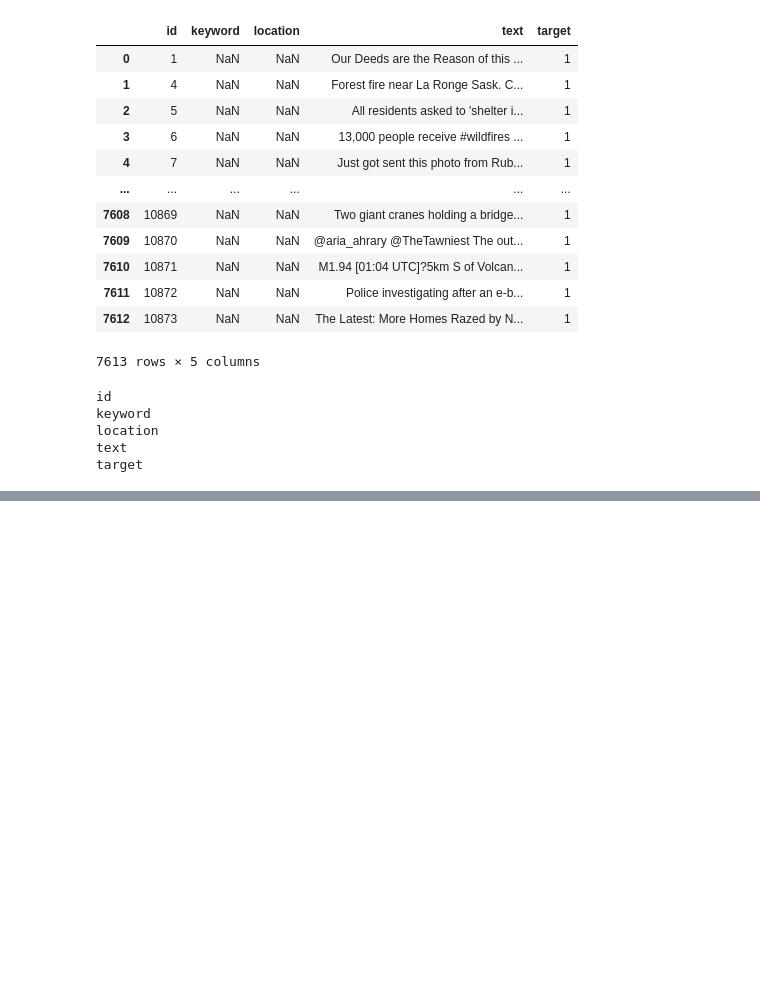
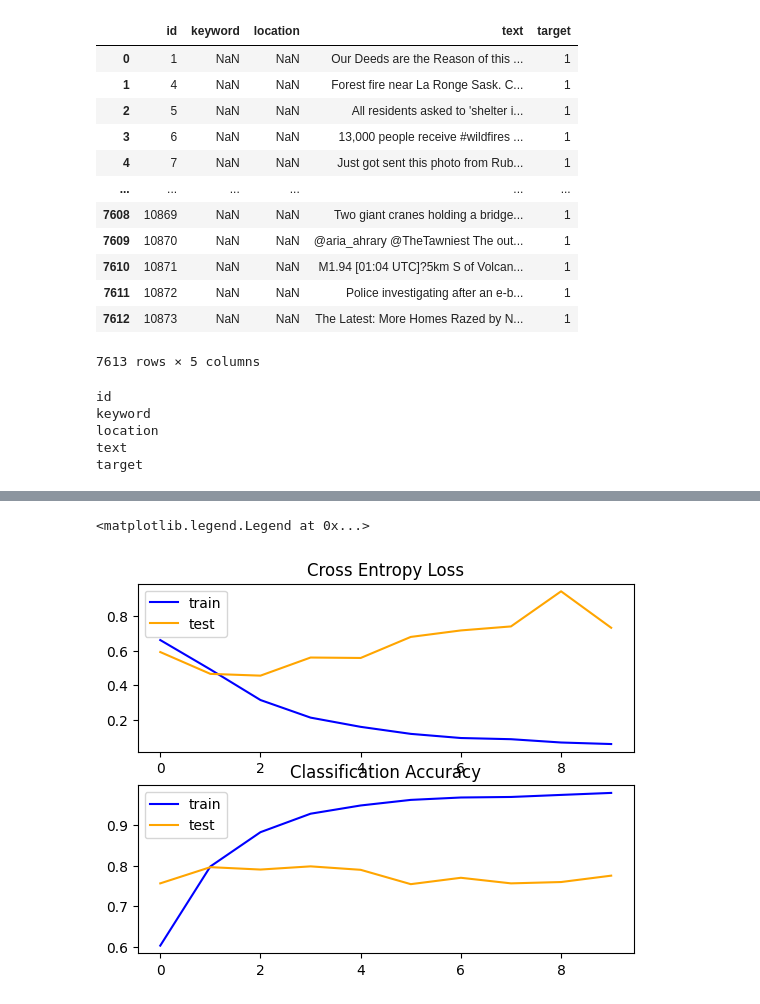
Before and after one commit to estebandonis/TextMining-DataScience, a Jupyter notebook: lab5.ipynb, the cells around one changed output, grey strips where cells are left out. Drawn from its saved outputs; the diff is of its cells as text; code cells hidden in the pictures; blank space fills up the shorter version.

Commit message:
model implementations

```diff
--- a/lab5.ipynb
+++ b/lab5.ipynb
@@ -141,0 +209,24 @@ Trigramas más comunes en tweets de desastres:
+# %%
+
+# Tokenize the text
+tokenizer = Tokenizer()
+tokenizer.fit_on_texts(data['text'])
+word_index = tokenizer.word_index
+
+# Pad the sequences
+sequences = tokenizer.texts_to_sequences(data['text'])
+padded_sequences = pad_sequences(sequences, padding='post')
+
+# Split the data into training and validation sets
+
+X_train, X_val, y_train, y_val = train_test_split(padded_sequences, data['target'], test_size=0.2, random_state=42)
+# %%
+model1 = keras.Sequential()
+model1.add(keras.layers.Embedding(input_dim=len(word_index) + 1, output_dim=64, input_length=padded_sequences.shape[1]))
+model1.add(keras.layers.LSTM(64, dropout=0.4))
+model1.add(keras.layers.Dense(64, activation='relu'))
+model1.add(keras.layers.Dense(1, activation='sigmoid'))
+
+model1.compile(optimizer='adam', loss='binary_crossentropy', metrics=['accuracy'])
+
+model1.summary()
@@ -141,0 +249,2 @@ Trigramas más comunes en tweets de desastres:
+# %%
+history1 = model1.fit(X_train, y_train, epochs=10, validation_data=(X_val, y_val))
@@ -141,0 +276,15 @@ Trigramas más comunes en tweets de desastres:
+# %%
+plt.subplot(211)
+plt.title('Cross Entropy Loss')
+plt.plot(history1.history['loss'], color='blue', label='train')
+plt.plot(history1.history['val_loss'], color='orange', label='test')
+plt.legend()
+ # plot accuracy
+plt.subplot(212)
+plt.title('Classification Accuracy')
+plt.plot(history1.history['accuracy'], color='blue', label='train')
+plt.plot(history1.history['val_accuracy'], color='orange', label='test')
+plt.legend()
+# %% [output]
+<matplotlib.legend.Legend at 0x...>
+[figure, added]
```
Also changed, not shown: parts of 16 cells of this notebook, 1 other file.
